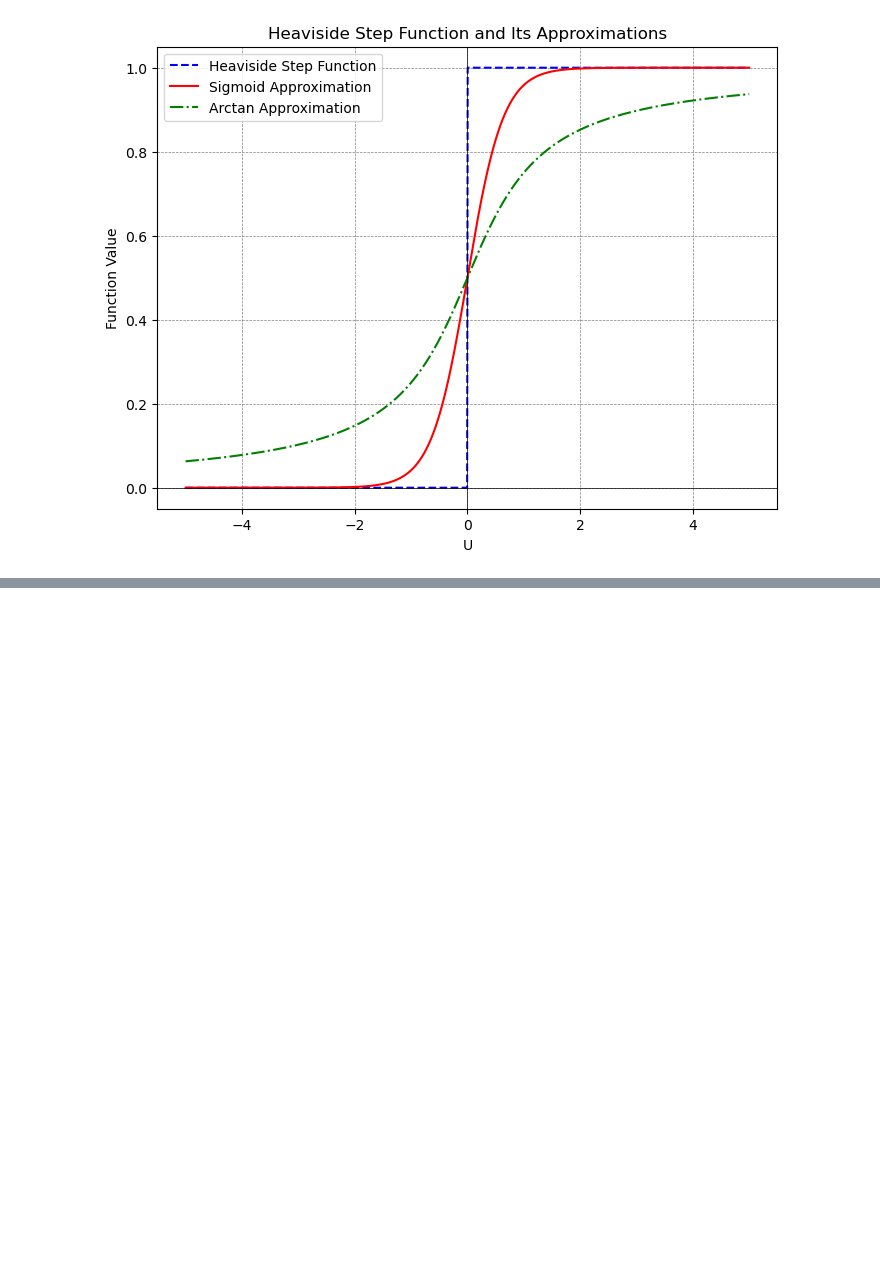
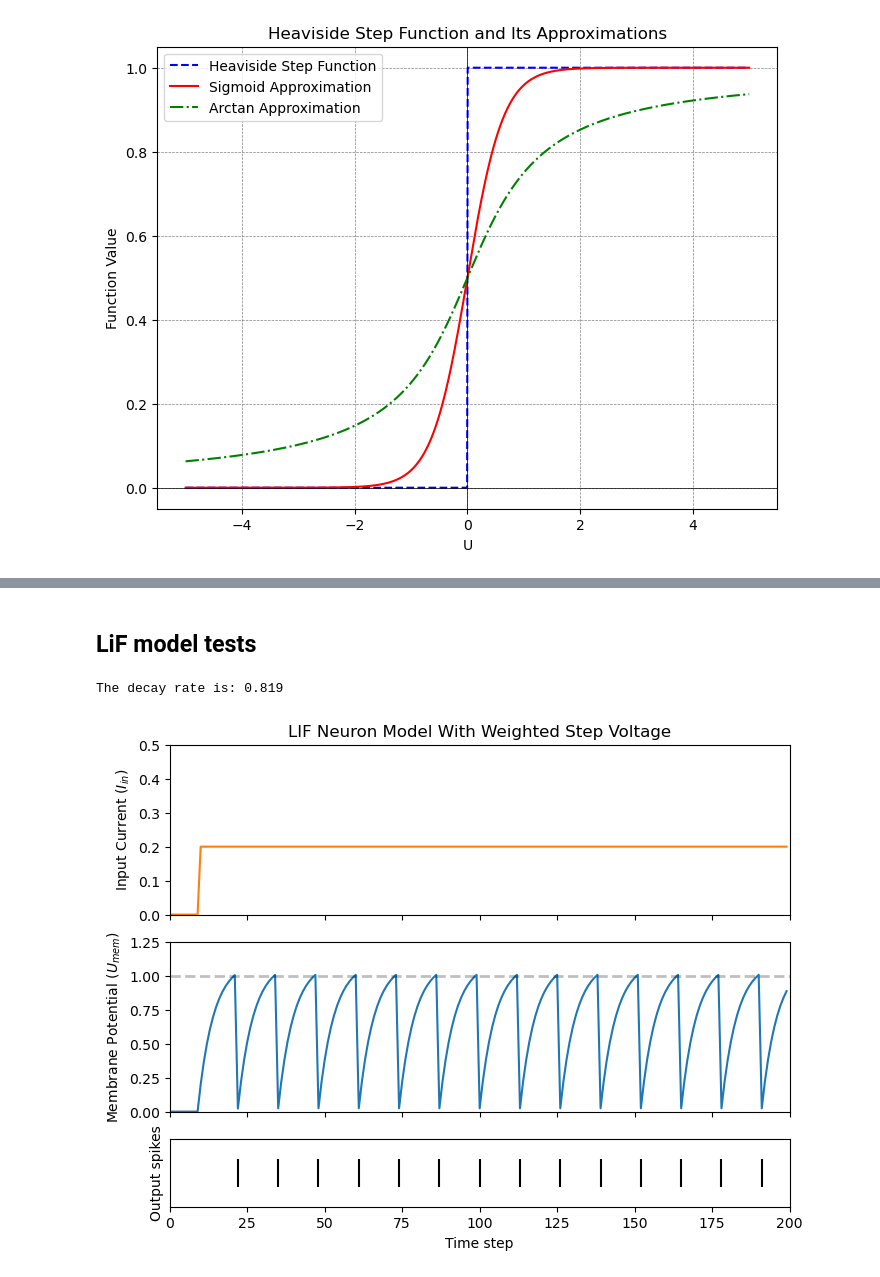
Before and after one commit to LGPolytech/Project_S9, a Jupyter notebook: Latex/Rapport/Rapport 2/code/tool.ipynb, the cells around one changed output, grey strips where cells are left out. Drawn from its saved outputs; the diff is of its cells as text; code cells hidden in the pictures; blank space fills up the shorter version.

Commit message:
neuron+code

```diff
--- a/Latex/Rapport/Rapport 2/code/tool.ipynb
+++ b/Latex/Rapport/Rapport 2/code/tool.ipynb
@@ -45,0 +138,2 @@ plt.show()
+# %% [markdown]
+## LiF model tests
@@ -45,0 +191,44 @@ plt.show()
+# %%
+def leaky_integrate_and_fire(mem, x, w, beta, threshold=1):
+  spk = (mem > threshold) # if membrane exceeds threshold, spk=1, else, 0
+  mem = beta * mem + w*x - spk*threshold
+  return spk, mem
+
+# set neuronal parameters
+delta_t = torch.tensor(1e-3)
+tau = torch.tensor(5e-3)
+beta = torch.exp(-delta_t/tau)
+print(f"The decay rate is: {beta:.3f}")
+
+num_steps = 200
+
+# initialize inputs/outputs + small step current input
+x = torch.cat((torch.zeros(10), torch.ones(190)*0.5), 0)
+mem = torch.zeros(1)
+spk_out = torch.zeros(1)
+mem_rec = []
+spk_rec = []
+
+# parameters
+w = 0.4
+beta = 0.819
+
+# classsnntorch._neurons.leaky.Leaky(beta, threshold=1.0, spike_grad=None, surrogate_disable=False, init_hidden=False, inhibition=False, learn_beta=False, learn_threshold=False, reset_mechanism='subtract', state_quant=False, output=False, graded_spikes_factor=1.0, learn_graded_spikes_factor=False, reset_delay=True)[source]
+lif = snn.Leaky(beta, threshold=1.0, reset_mechanism='subtract')
+# neuron simulation
+for step in range(num_steps):
+  spk, mem = leaky_integrate_and_fire(mem, x[step], w=w, beta=beta)
+
+  # spk, mem = lif(x[step], mem) ?????????
+  mem_rec.append(mem)
+  spk_rec.append(spk)
+
+# convert lists to tensors
+mem_rec = torch.stack(mem_rec)
+spk_rec = torch.stack(spk_rec)
+
+plot_cur_mem_spk(x*w, mem_rec, spk_rec, thr_line=1,ylim_max1=0.5,
+                 title="LIF Neuron Model With Weighted Step Voltage")
+# %% [output]
+The decay rate is: 0.819
+[figure, added]
```
Also changed, not shown: parts of 6 cells of this notebook, 25 other files.
